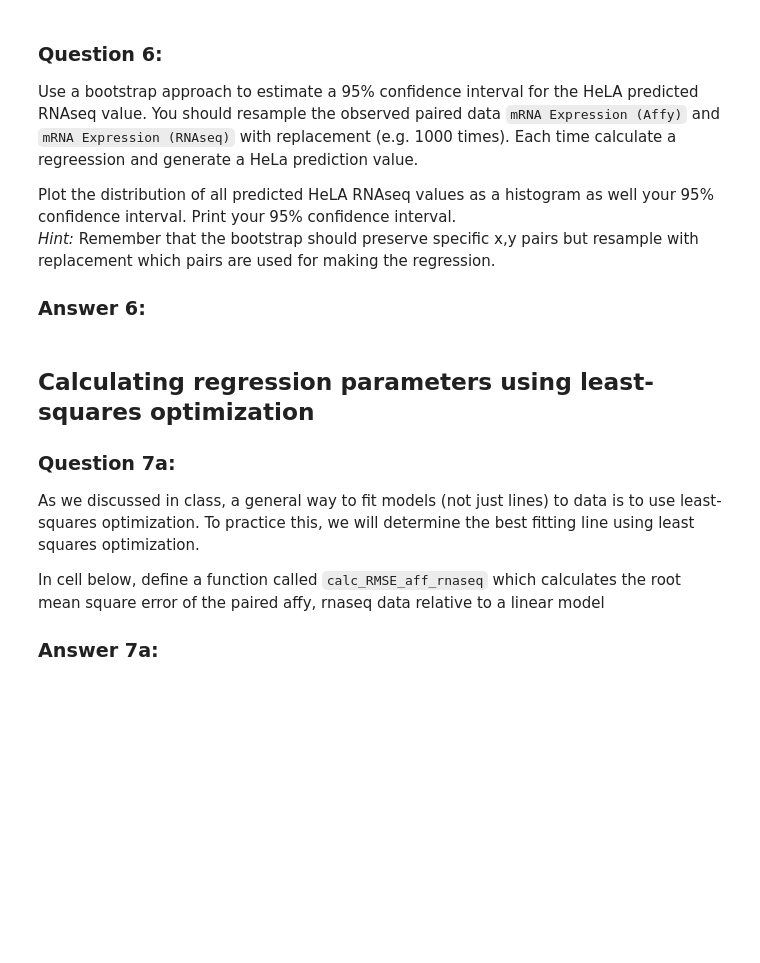
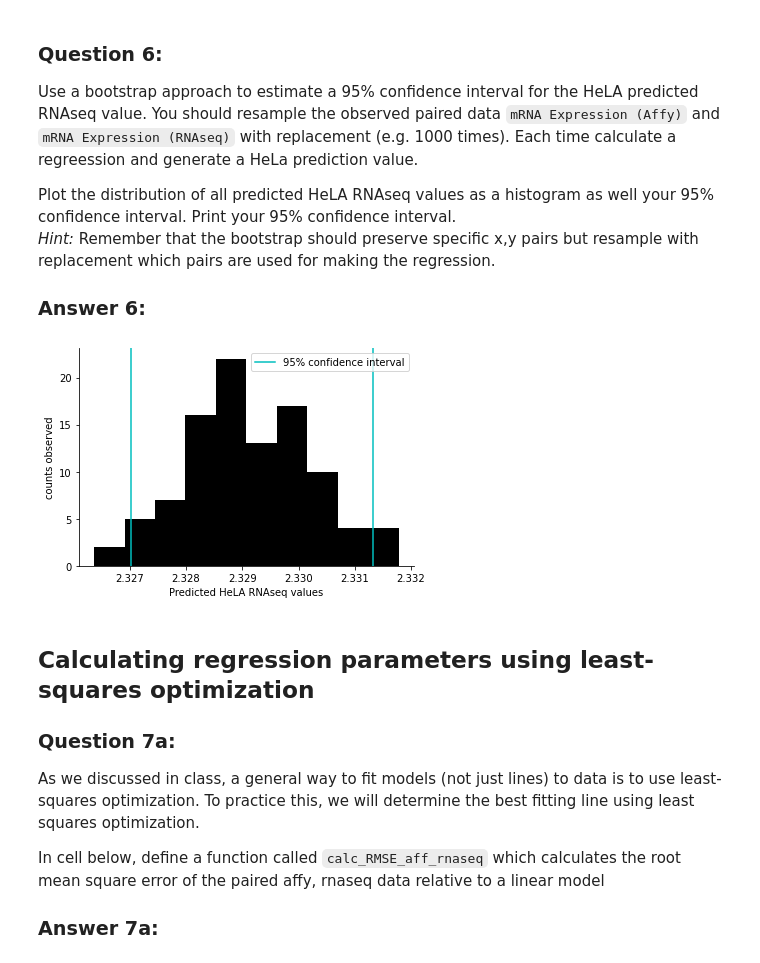
Before and after one commit to skylerhar1/Hw8-Skyler-riely-michael, a Jupyter notebook: hw08_white.ipynb, the cells around one changed output. Cells and saved outputs as stored; diff of their text form; code cells hidden in the pictures; blank space fills up the shorter version.

```diff
--- a/hw08_white.ipynb
+++ b/hw08_white.ipynb
@@ -197,3 +205,40 @@ Plot the distribution of all predicted HeLA RNAseq values as a histogram as well
+# %%
+runs =100
+rows=len(df['mRNA Expression (Affy)'])
+a_array=np.array(df['mRNA Expression (Affy)'])
+
+RNAseq_array=np.array(df['mRNA Expression (RNAseq)'])
+cell_array=runs*[0]
+bootstrap=rows*[0]
+bootstrap2=rows*[0]
+
+for run in range(runs):
+    for row in range(rows):
+        rand_ind=np.random.choice(range(rows),rows)
+        bootstrap[row]=a_array[rand_ind]
+        bootstrap2[row]=RNAseq_array[rand_ind]
+
+    line=regression_fxns.get_regression_parameters(bootstrap,bootstrap2)
+    prediction=(line[0]*8.2)+line[1]
+    cell_array[run]=prediction
+# %%
+
+
+plt.hist(cell_array, color ='k')
+upperbound=np.percentile(cell_array, 97.5)
+lowerbound=np.percentile(cell_array,2.5)
+
+plt.axvline(upperbound, color = 'c')
+plt.axvline(lowerbound, color = 'c')
+plt.xlabel("Predicted HeLA RNAseq values")
+plt.ylabel("counts observed")
+plt.legend(['95% confidence interval'])
+
+ax=plt.gca()
+ax.spines['top'].set_visible(False)
+ax.spines['right'].set_visible(False)
+# %% [output]
+[figure, added]
 # %% [markdown]
 ## Calculating regression parameters using least-squares optimization
 ### Question 7a:
```
Also changed, not shown: parts of 3 cells of this notebook.
